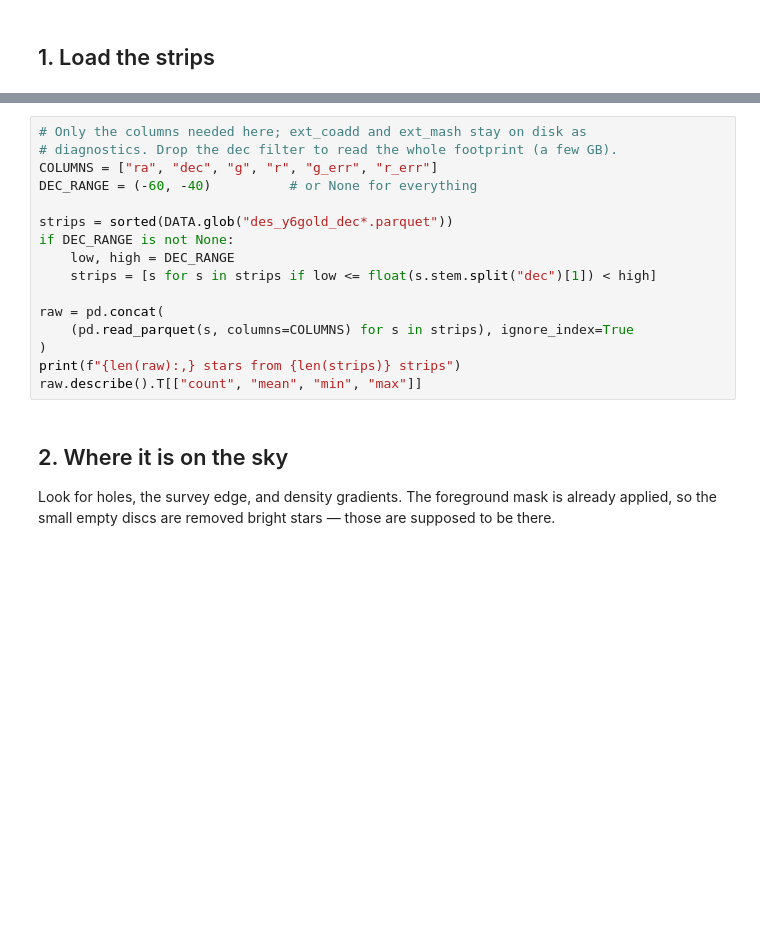
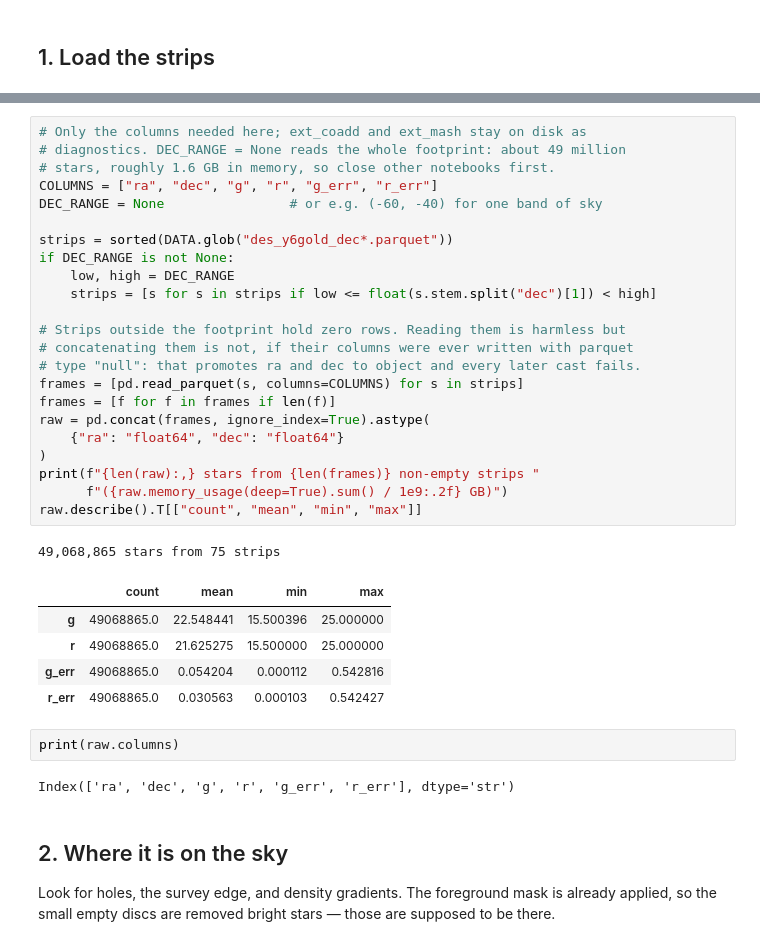
Before and after one commit to MatthieuPE/streamgoggles, a Jupyter notebook: notebooks/real_des_data.ipynb, the cells around one changed output, grey strips where cells are left out. Cells and saved outputs as stored; diff of their text form; blank space fills up the shorter version.

```diff
--- a/notebooks/real_des_data.ipynb
+++ b/notebooks/real_des_data.ipynb
@@ -47,19 +59,37 @@ for key, value in manifest["selection"].items():
 # %%
 # Only the columns needed here; ext_coadd and ext_mash stay on disk as
-# diagnostics. Drop the dec filter to read the whole footprint (a few GB).
+# diagnostics. DEC_RANGE = None reads the whole footprint: about 49 million
+# stars, roughly 1.6 GB in memory, so close other notebooks first.
 COLUMNS = ["ra", "dec", "g", "r", "g_err", "r_err"]
-DEC_RANGE = (-60, -40)          # or None for everything
+DEC_RANGE = None                # or e.g. (-60, -40) for one band of sky
 
 strips = sorted(DATA.glob("des_y6gold_dec*.parquet"))
 if DEC_RANGE is not None:
     low, high = DEC_RANGE
     strips = [s for s in strips if low <= float(s.stem.split("dec")[1]) < high]
 
-raw = pd.concat(
-    (pd.read_parquet(s, columns=COLUMNS) for s in strips), ignore_index=True
+# Strips outside the footprint hold zero rows. Reading them is harmless but
+# concatenating them is not, if their columns were ever written with parquet
+# type "null": that promotes ra and dec to object and every later cast fails.
+frames = [pd.read_parquet(s, columns=COLUMNS) for s in strips]
+frames = [f for f in frames if len(f)]
+raw = pd.concat(frames, ignore_index=True).astype(
+    {"ra": "float64", "dec": "float64"}
 )
-print(f"{len(raw):,} stars from {len(strips)} strips")
+print(f"{len(raw):,} stars from {len(frames)} non-empty strips "
+      f"({raw.memory_usage(deep=True).sum() / 1e9:.2f} GB)")
 raw.describe().T[["count", "mean", "min", "max"]]
+# %% [output]
+49,068,865 stars from 75 strips
+|  | count | mean | min | max |
+| g | 49068865.0 | 22.548441 | 15.500396 | 25.000000 |
+| r | 49068865.0 | 21.625275 | 15.500000 | 25.000000 |
+| g_err | 49068865.0 | 0.054204 | 0.000112 | 0.542816 |
+| r_err | 49068865.0 | 0.030563 | 0.000103 | 0.542427 |
+# %%
+print(raw.columns)
+# %% [output]
+Index(['ra', 'dec', 'g', 'r', 'g_err', 'r_err'], dtype='str')
 # %% [markdown]
 ## 2. Where it is on the sky
 
```
Also changed, not shown: parts of 8 cells of this notebook, 1 other file.
